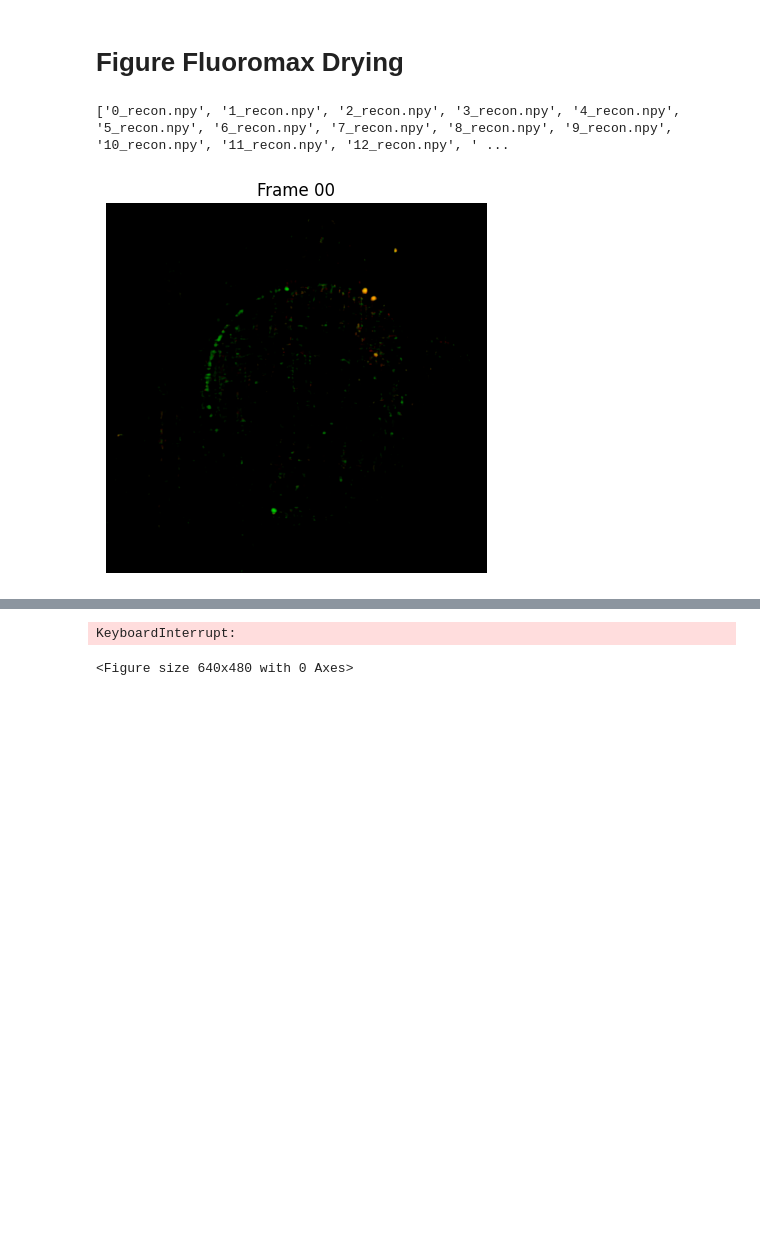
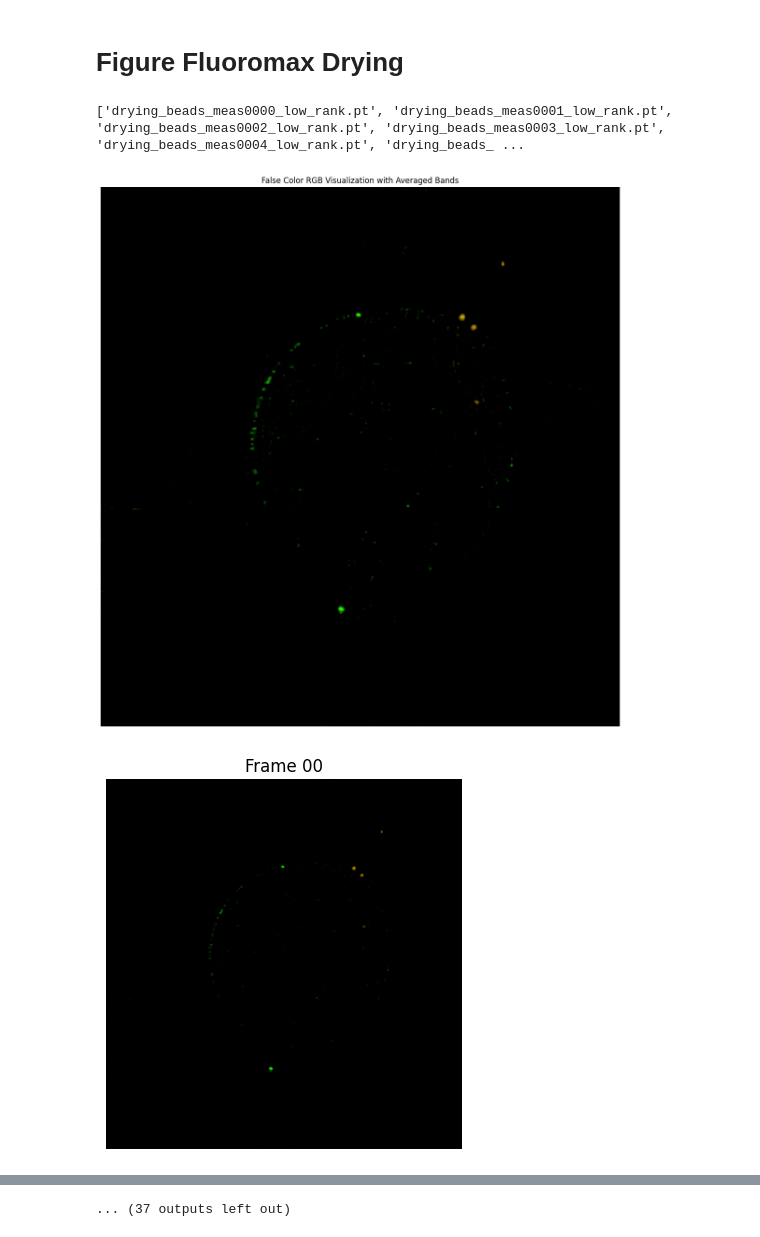
Before and after one commit to neerja/spectraldiffuserscope, a Jupyter notebook: JaxCode/Figure_Notebooks/fig_fluoromax_drying.ipynb, the cells around one changed output, grey strips where cells are left out. Drawn from its saved outputs; the diff is of its cells as text; code cells hidden in the pictures; blank space fills up the shorter version.

```diff
--- a/JaxCode/Figure_Notebooks/fig_fluoromax_drying.ipynb
+++ b/JaxCode/Figure_Notebooks/fig_fluoromax_drying.ipynb
@@ -14,27 +15,26 @@ import sdc_config3 as sdc_np
 # %%
-datafolder = '../Results/drying_beads_drop/'
-save_loc = './Figures/drying_beads_drop/'
+datafolder = '../Results/drying_beads_drop2'
+save_loc = './Figures/drying_beads_drop2'
 wvmin = 450
 wvmax = 800
 wvstep = 6
 wavelengths = np.arange(wvmin,wvmax+wvstep,wvstep)
 
 files = os.listdir(datafolder)
 files.sort(key=lambda x: os.path.getctime(os.path.join(datafolder, x)))
 print(files)
 
 for k in range(len(files)):
-    xk = np.load(os.path.join(datafolder, files[k]))
-    HSI_data = np.transpose(xk, (1,2,0))
-    HSI_data = np.reshape(HSI_data, [-1,xk.shape[0]])
-    false_color = sdc_np.HSI2RGB(wavelengths, HSI_data ,xk.shape[1],xk.shape[2], 65, False)
+    xk = torch.load(os.path.join(datafolder, files[k]), map_location = 'cpu')
+    false_color = color_visualize(xk, wavelengths)
     plt.imshow(false_color**1.5)
     plt.axis('off')
     frame = 'Frame '+str(k).zfill(2)
     plt.title(frame)
     plt.savefig(save_loc+'/frame_'+str(k).zfill(2)+'.png')
     plt.show()
     plt.close()
 # %% [output]
-['0_recon.npy', '1_recon.npy', '2_recon.npy', '3_recon.npy', '4_recon.npy', '5_recon.npy', '6_recon.npy', '7_recon.npy', '8_recon.npy', '9_recon.npy', '10_recon.npy', '11_recon.npy', '12_recon.npy', ' ...
+['drying_beads_meas0000_low_rank.pt', 'drying_beads_meas0001_low_rank.pt', 'drying_beads_meas0002_low_rank.pt', 'drying_beads_meas0003_low_rank.pt', 'drying_beads_meas0004_low_rank.pt', 'drying_beads_ ...
-[figure, old version]
+[figure, new version]
+[figure, added]
@@ -41,5 +50,4 @@ for k in range(len(files)):
-KeyboardInterrupt:
+... (37 outputs left out)
-<Figure size 640x480 with 0 Axes>
 # %%
 plt.subplot(1,2,1)
 plt.imshow((false_color**1.5))
```
Also changed, not shown: parts of 4 cells of this notebook, 11 other files.
